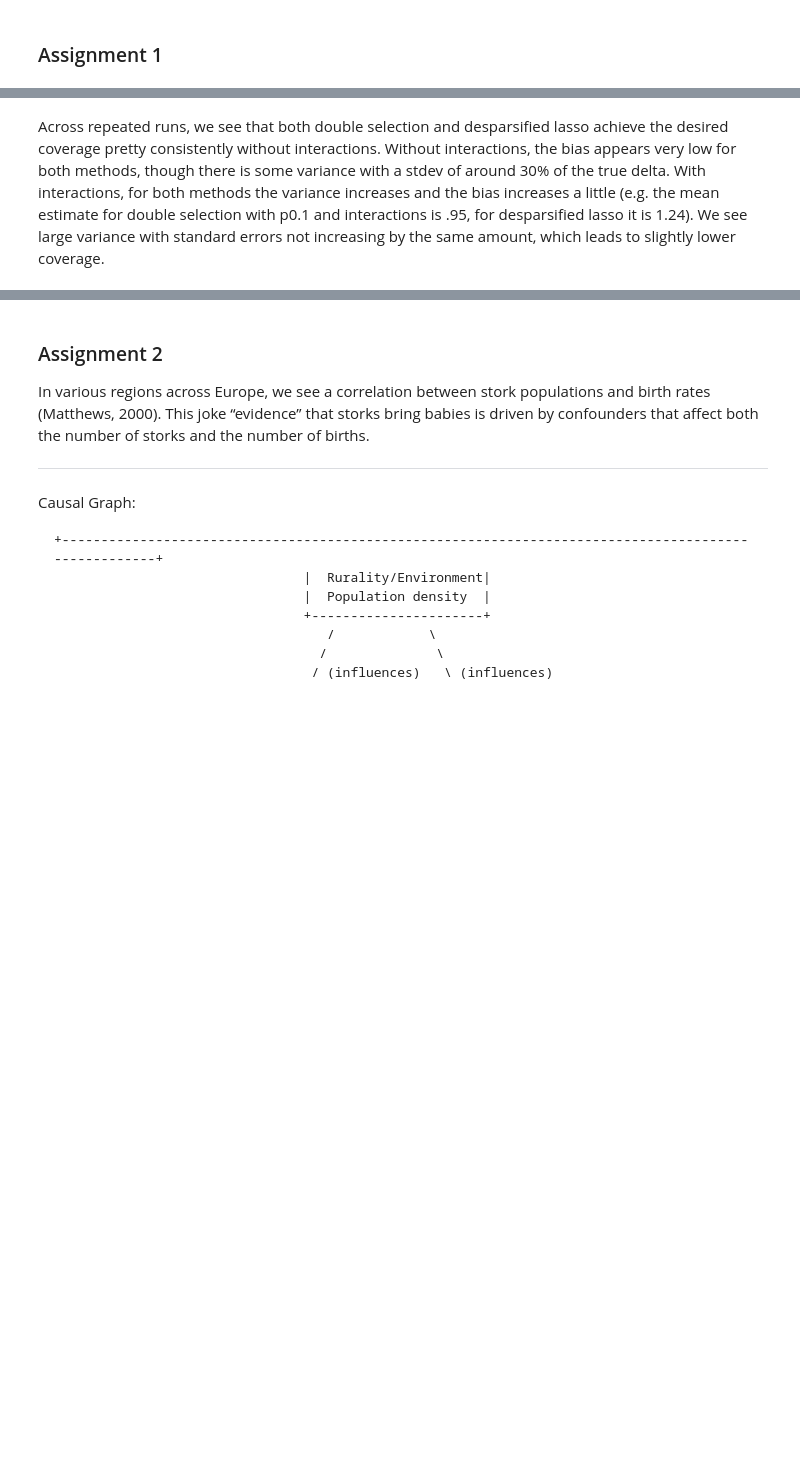
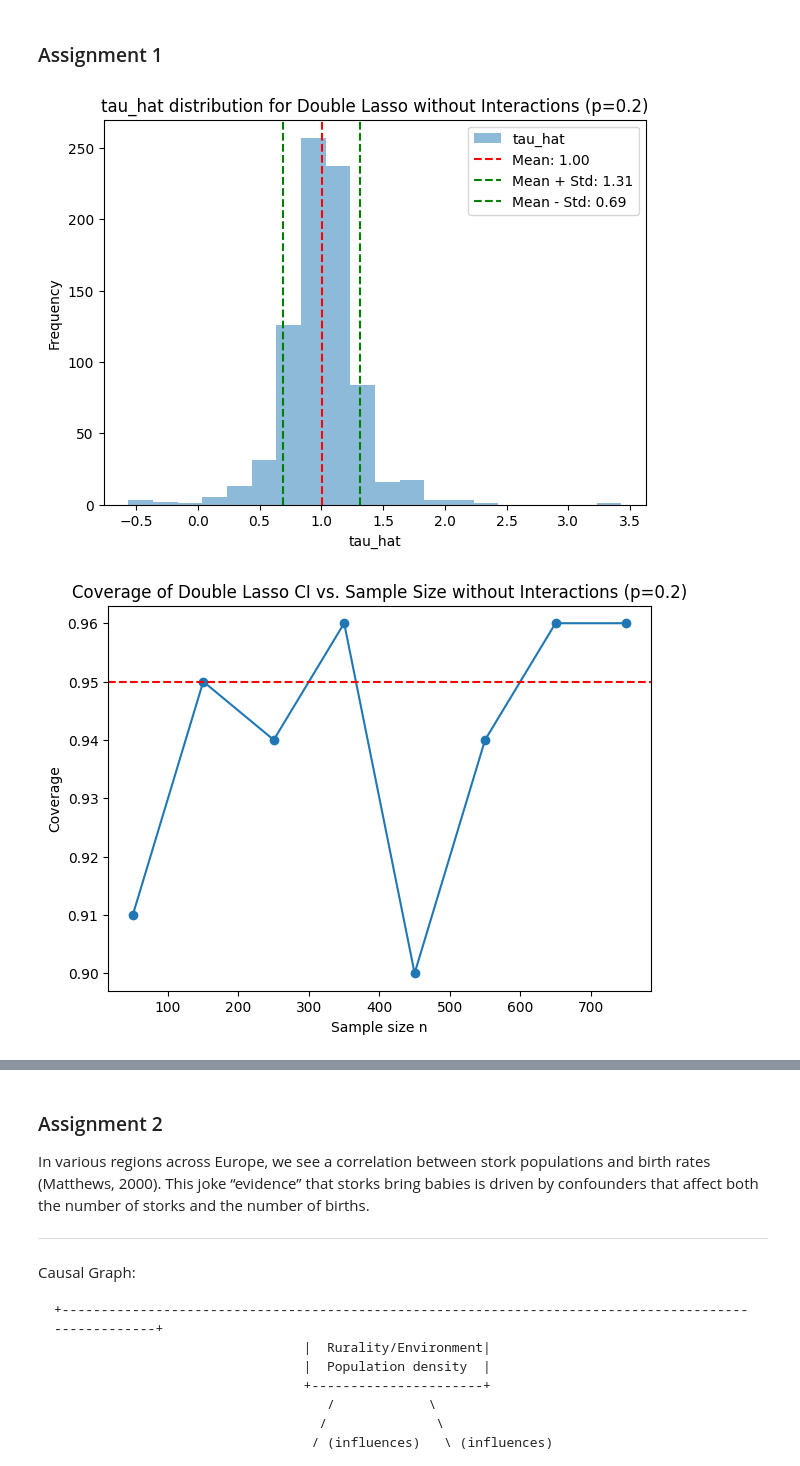
Before and after one commit to johannesfuest/causal_inference_with_ml, a Jupyter notebook: hw3.ipynb, the cells around one changed output, grey strips where cells are left out. Cells and saved outputs as stored; diff of their text form; code cells hidden in the pictures; blank space fills up the shorter version.

Commit message:
Added double lasso

```diff
--- a/hw3.ipynb
+++ b/hw3.ipynb
@@ -59,7 +59,7 @@ def gen_data(n, d, p, delta, base):
     return y, D, X
 
 n_grid = [50, 150, 250, 350, 450, 550, 650, 750]
-reps = 1000
+reps = 100
 delta_true = 1.0      # given
 d = 10                # dimensionality of X
 base = 0.3            # baseline
@@ -68,7 +68,6 @@ base = 0.3            # baseline
 def run_experiment(procedure, reps, delta_true, d, base, p, title, interactions=False):
     coverage_results = []
     tau_hats = []
-    se_hats = []
     for n in n_grid:
         covered_count = 0
         for i in range(reps):
@@ -76,7 +75,6 @@ def run_experiment(procedure, reps, delta_true, d, base, p, title, interactions=
 
             tau_hat, se = procedure(y, D, X, interactions)
             tau_hats.append(tau_hat)
-            se_hats.append(se)
             # 95% CI:
             ci_lower = tau_hat - 1.96 * se
             ci_upper = tau_hat + 1.96 * se
@@ -86,11 +84,6 @@ def run_experiment(procedure, reps, delta_true, d, base, p, title, interactions=
                 covered_count += 1
         coverage = covered_count / reps
         coverage_results.append(coverage)
-    # remove inf values and nan values (happens du to instability)
-    tau_hats = [x for x in tau_hats if x != np.inf]
-    se_hats = [x for x in se_hats if x != np.inf]
-    tau_hats = [x for x in tau_hats if not np.isnan(x)]
-    se_hats = [x for x in se_hats if not np.isnan(x)]
 
     plt.figure(figsize=(7,5))
     plt.hist(tau_hats, bins=20, alpha=0.5, label="tau_hat")
@@ -106,19 +99,6 @@ def run_experiment(procedure, reps, delta_true, d, base, p, title, interactions=
     plt.legend()
     plt.show()
 
-    plt.figure(figsize=(7,5))
-    plt.hist(se_hats, bins=20, alpha=0.5, label="se_hat")
-    plt.axvline(x=np.mean(se_hats), color="r", linestyle="--", label=f"Mean: {np.mean(se_hats):.2f}")
-    plt.axvline(x=np.mean(se_hats) + np.std(se_hats), color="g", linestyle="--", label=f"Mean + Std: {np.mean(se_hats) + np.std(se_hats):.2f}")
-    plt.axvline(x=np.mean(se_hats) - np.std(se_hats), color="g", linestyle="--", label=f"Mean - Std: {np.mean(se_hats) - np.std(se_hats):.2f}")
-    plt.xlabel("se_hat")
-    plt.ylabel("Frequency")
-    if interactions:
-        plt.title(f"se_hat distribution for {title} with Interactions (p={p})")
-    else:
-        plt.title(f"se_hat distribution for {title} without Interactions (p={p})")
-    plt.legend()
-    plt.show()
 
     plt.figure(figsize=(7,5))
     plt.plot(n_grid, coverage_results, marker="o", label=f"{title}'s coverage")
@@ -147,38 +127,54 @@ def double_selection(y, D, X, interactions=False):
     D = D[:, None]
     X_final = np.hstack((D, X_final))
     final_reg = sm.OLS(y, sm.add_constant(X_final)).fit(cov_type='HC3')
     tau_hat = final_reg.params[1]
     se = final_reg.HC3_se[1]
     return tau_hat, se
 
 def de_sparsified_lasso(y, D, X, interactions=False):
     scaler = StandardScaler()
     X = X - np.mean(X, axis=0)
     X = scaler.fit_transform(X)
     if interactions:
         X = np.hstack((X, X*D[:, None]))
     DX = np.hstack((D[:, None], X))
     lasso_one = lasso_model()
     lasso_one.fit(DX, y)
     DX_untreated = np.hstack((np.zeros((len(D), 1)), X))
     y_hat = y - lasso_one.predict(DX_untreated)
     epsilon = y - lasso_one.predict(DX)
     lasso_two = lasso_model()
     lasso_two.fit(X,D)
     D_hat = D - lasso_two.predict(X)
     tau_hat = np.abs((1.0/np.mean(D*D_hat)) * np.mean(D_hat*y_hat))
     n = len(y)
-    se = np.sqrt((1.0/n) * ((np.sum(epsilon**2 * D_hat**2)-np.sum(epsilon*D_hat)**2) / np.sum(D*D_hat)**2))
+    se = np.sqrt((1.0/n) * ((np.mean(epsilon**2 * D_hat**2)-np.mean(epsilon*D_hat)**2) / np.mean(D*D_hat)**2))
     return tau_hat, se
 
+
+def double_lasso(y, D, X, interactions=False):
+    scaler = StandardScaler()
+    X = X - np.mean(X, axis=0)
+    X = scaler.fit_transform(X)
+    if interactions:
+        X = np.hstack((X, X*D[:, None]))
+    lasso_one = lasso_model()
+    lasso_one.fit(X, y)
+    lasso_two = lasso_model()
+    lasso_two.fit(X, D)
+    y_hat = y - lasso_one.predict(X)
+    D_hat = D - lasso_two.predict(X)
+    final_model = sm.OLS(y_hat, D_hat).fit(cov_type='HC3')
+    tau_hat = final_model.params[0]
+    se = final_model.HC3_se[0]
+    return tau_hat, se
+
+run_experiment(double_lasso, reps, delta_true, d, base, 0.2, "Double Lasso")
 run_experiment(double_selection, reps, delta_true, d, base, 0.2, "Double Selection")
 run_experiment(de_sparsified_lasso, reps, delta_true, d, base, 0.2, "De-sparsified Lasso")
-
+run_experiment(double_lasso, reps, delta_true, d, base, 0.1, "Double Lasso")
 run_experiment(double_selection, reps, delta_true, d, base, 0.1, "Double Selection")
 run_experiment(de_sparsified_lasso, reps, delta_true, d, base, 0.1, "De-sparsified Lasso")
-
-run_experiment(double_selection, reps, delta_true, d, base, 0.2, "Double Selection", interactions=True)
-run_experiment(de_sparsified_lasso, reps, delta_true, d, base, 0.2, "De-sparsified Lasso", interactions=True)
-
-run_experiment(double_selection, reps, delta_true, d, base, 0.1, "Double Selection", interactions=True)
-run_experiment(de_sparsified_lasso, reps, delta_true, d, base, 0.1, "De-sparsified Lasso", interactions=True)
+# %% [output]
+[figure, added]
+[figure, added]
@@ -185,2 +190,0 @@ run_experiment(de_sparsified_lasso, reps, delta_true, d, base, 0.1, "De-sparsifi
-# %% [markdown]
-Across repeated runs, we see that both double selection and desparsified lasso achieve the desired coverage pretty consistently without interactions. Without interactions, the bias appears very low for both methods, though there is some variance with a stdev of around 30% of the true delta. With interactions, for both methods the variance increases and the bias increases a little (e.g. the mean estimate for double selection with p0.1 and interactions is .95, for desparsified lasso it is 1.24). We see large variance with standard errors not increasing by the same amount, which leads to slightly lower coverage.
```
Also changed, not shown: parts of 2 cells of this notebook.
